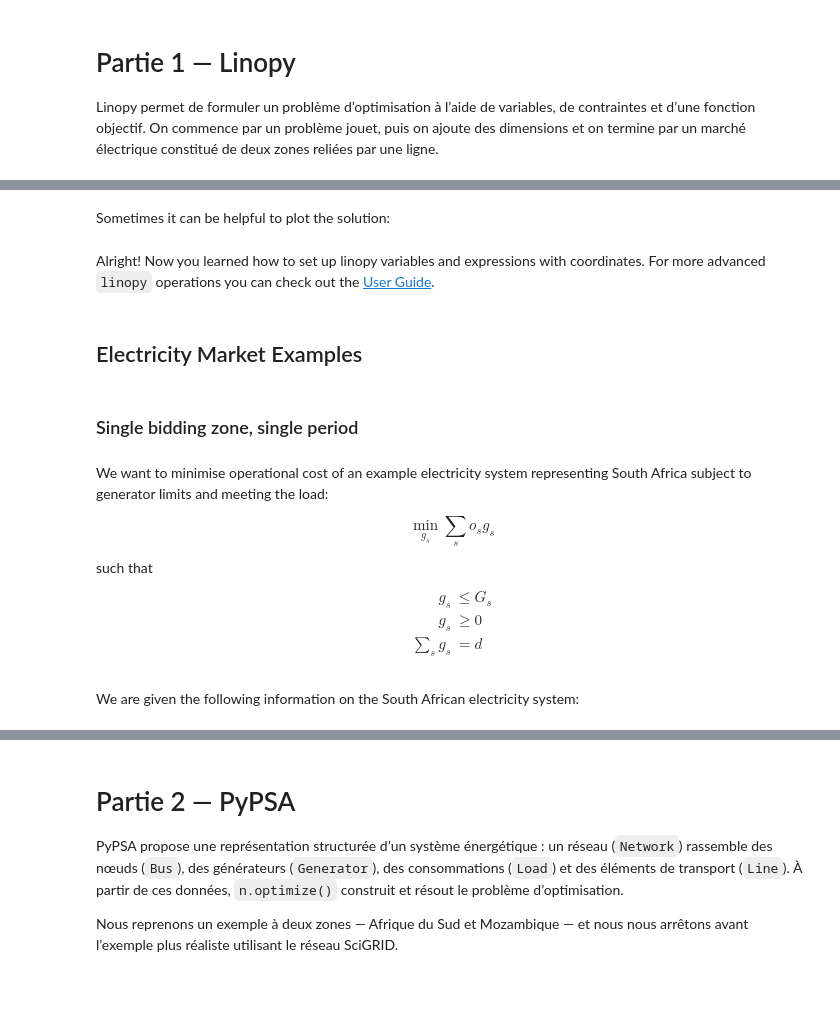
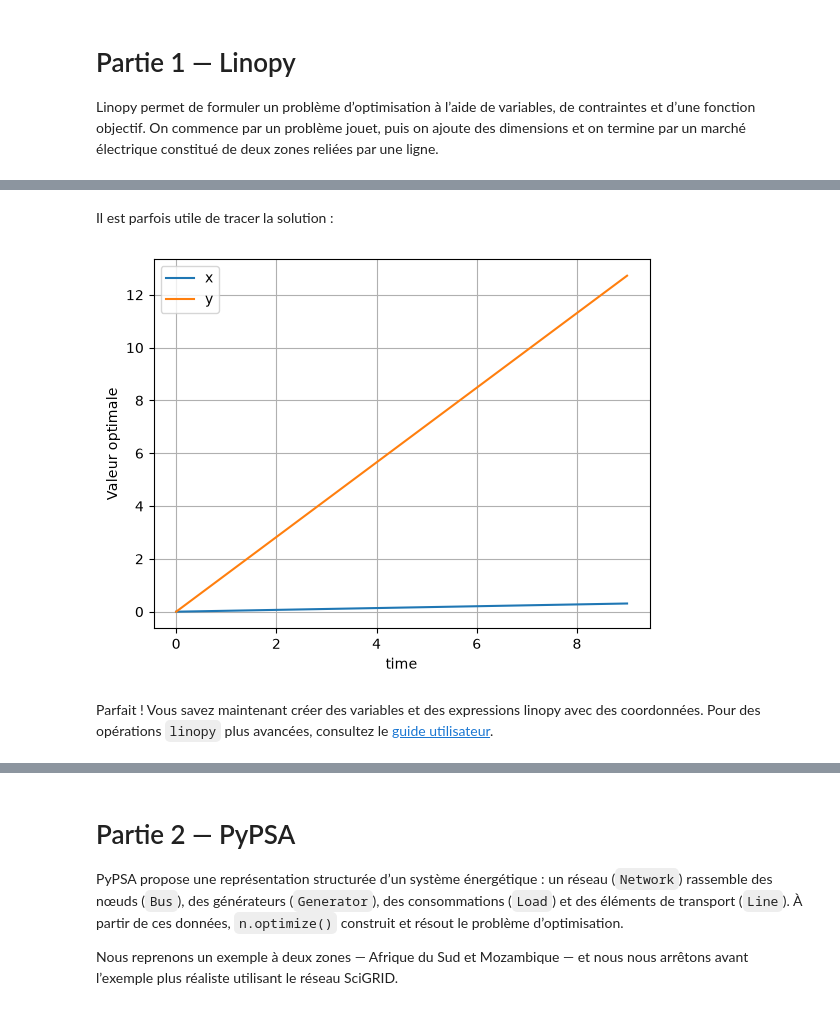
Before and after one commit to M-Berthelin/energy_mod_ISEL_MIX5, a Jupyter notebook: td/td_ln_pypsa_corrigé.ipynb, the cells around one changed output, grey strips where cells are left out. Cells and saved outputs as stored; diff of their text form; code cells hidden in the pictures.

```diff
--- a/td/td_ln_pypsa_corrigé.ipynb
+++ b/td/td_ln_pypsa_corrigé.ipynb
@@ -233,24 +376,9 @@ m.solution.to_dataframe()
 # %% [markdown]
-Sometimes it can be helpful to plot the solution:
+Il est parfois utile de tracer la solution :
 # %%
-m.solution.to_dataframe().plot(grid=True, ylabel="Optimal Value");
+# Tracé de la solution (une courbe par variable)
+m.solution.to_dataframe().plot(grid=True, ylabel="Valeur optimale");
+# %% [output]
+[figure, added]
 # %% [markdown]
-Alright! Now you learned how to set up linopy variables and expressions with coordinates. For more advanced `linopy` operations you can check out the [User Guide](https://linopy.readthedocs.io/en/latest/user-guide.html).
+Parfait ! Vous savez maintenant créer des variables et des expressions linopy avec des coordonnées. Pour des opérations `linopy` plus avancées, consultez le [guide utilisateur](https://linopy.readthedocs.io/en/latest/user-guide.html).
-# %% [markdown]
-## Electricity Market Examples
-# %% [markdown]
-### Single bidding zone, single period
-# %% [markdown]
-We want to minimise operational cost of an example electricity system representing South Africa subject to generator limits and meeting the load:
-
-\begin{equation}
-    \min_{g_s} \sum_s o_s g_s
-  \end{equation}
-  such that
-  \begin{align}
-    g_s &\leq G_s \\
-    g_s &\geq 0 \\
-    \sum_s g_s &= d
-  \end{align}
-# %% [markdown]
-We are given the following information on the South African electricity system:
```
Also changed, not shown: parts of 303 cells of this notebook, 10 other files.
